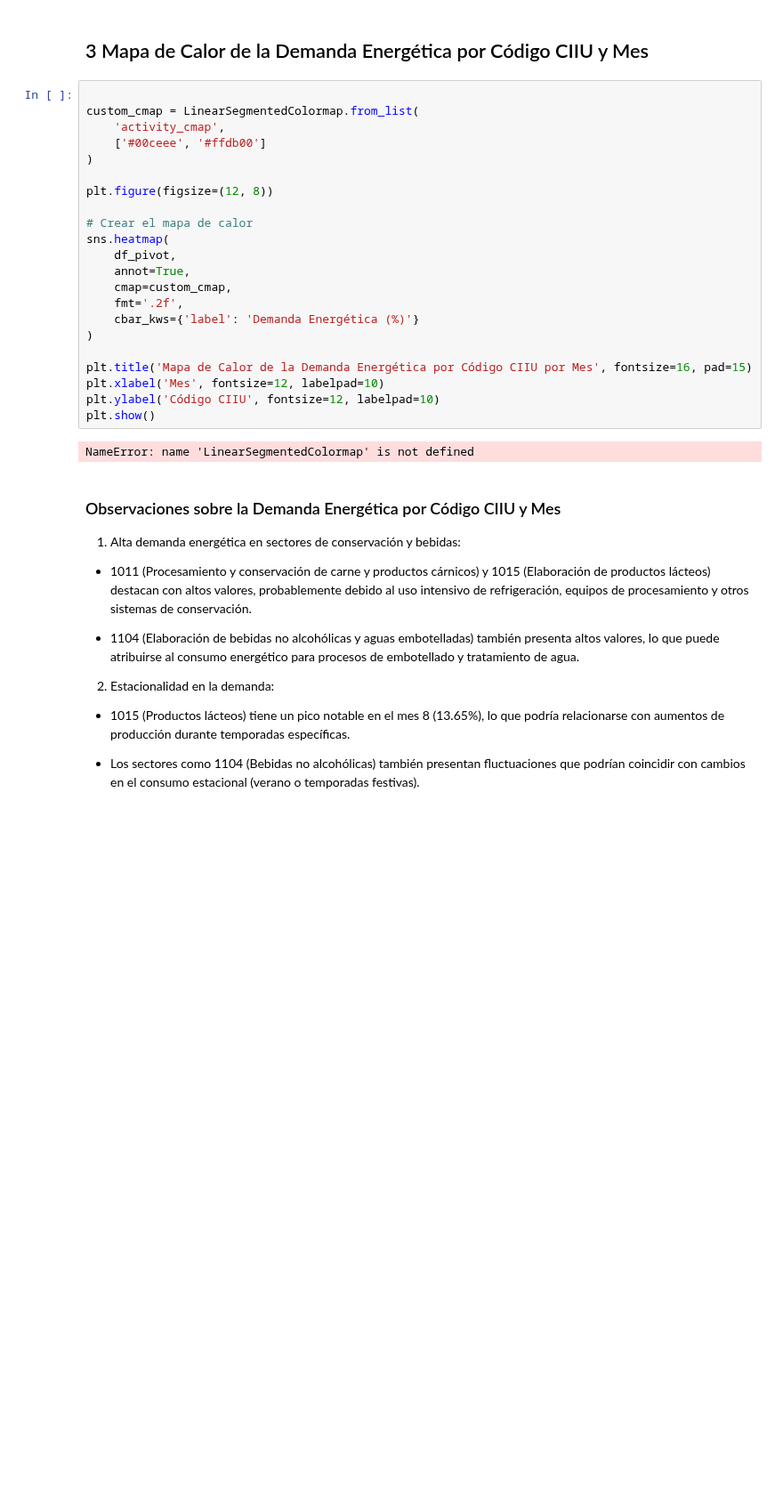
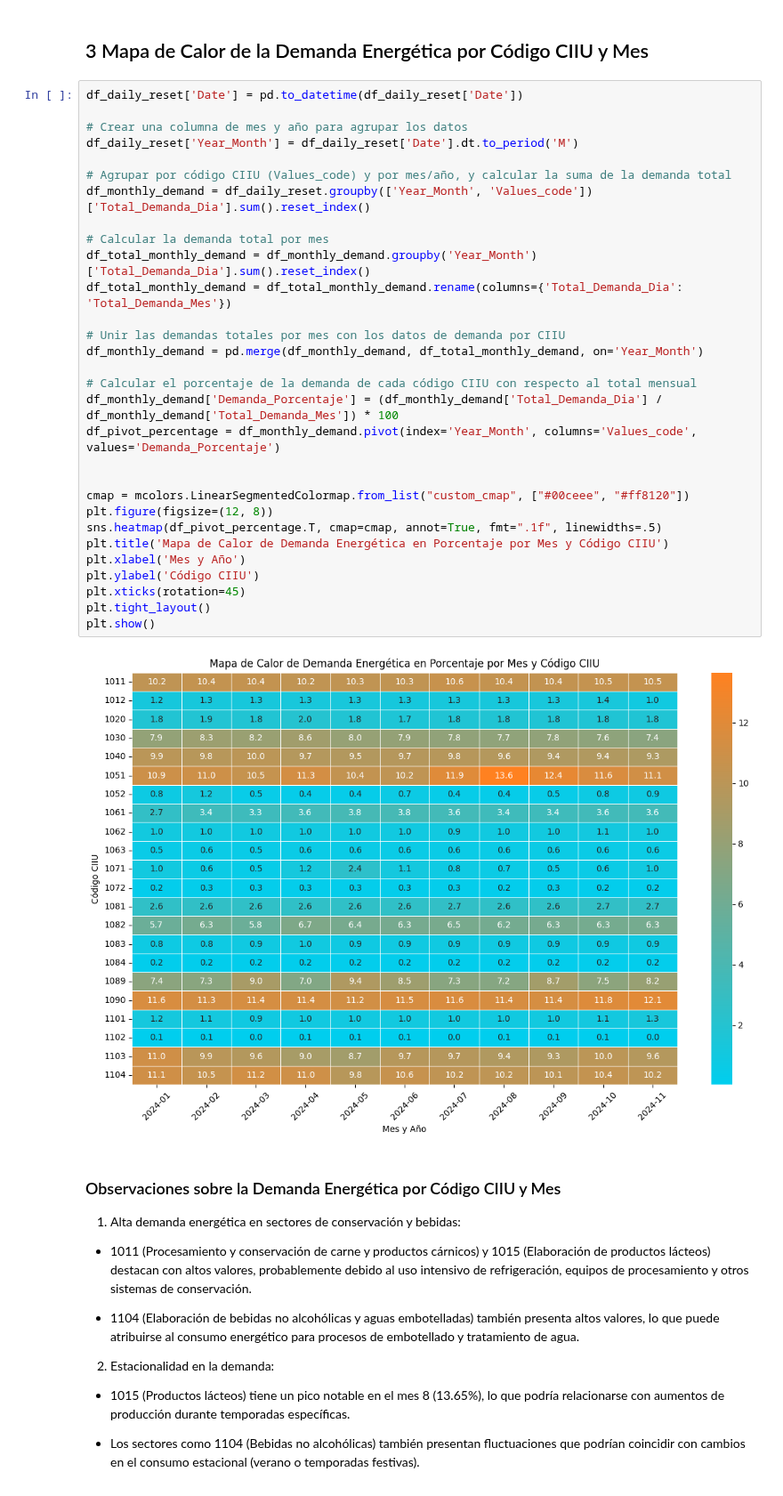
Before and after one commit to S00LEY/Talento-B_-Ing-Data, a Jupyter notebook: DemaComeNoReg_CIIU_Alimentos_2024.ipynb, the cells around one changed output. Shown at 89% size. Drawn from its saved outputs; the diff is of its cells as text; blank space fills up the shorter version.

```diff
--- a/DemaComeNoReg_CIIU_Alimentos_2024.ipynb
+++ b/DemaComeNoReg_CIIU_Alimentos_2024.ipynb
@@ -300,30 +301,38 @@ plt.show()
 La demanda energética se concentra principalmente en sectores específicos, sobre todo en la elaboración de alimentos para perros. Esto sugiere que cualquier estrategia de eficiencia energética debería centrarse prioritariamente en este sector para maximizar el impacto en la optimización del consumo total. Los sectores con baja demanda podrían abordar su consumo energético con medidas más específicas y menos urgentes, permitiendo un enfoque más equilibrado y eficiente en la gestión de la energía.
 # %% [markdown]
 ## 3 Mapa de Calor de la Demanda Energética por Código CIIU y Mes
-# %%
-
-custom_cmap = LinearSegmentedColormap.from_list(
-    'activity_cmap',
-    ['#00ceee', '#ffdb00']
-)
-
-plt.figure(figsize=(12, 8))
-
-# Crear el mapa de calor
-sns.heatmap(
-    df_pivot,
-    annot=True,
-    cmap=custom_cmap,
-    fmt='.2f',
-    cbar_kws={'label': 'Demanda Energética (%)'}
-)
-
-plt.title('Mapa de Calor de la Demanda Energética por Código CIIU por Mes', fontsize=16, pad=15)
-plt.xlabel('Mes', fontsize=12, labelpad=10)
-plt.ylabel('Código CIIU', fontsize=12, labelpad=10)
-plt.show()
-# %% [output]
-NameError: name 'LinearSegmentedColormap' is not defined
+# %%
+df_daily_reset['Date'] = pd.to_datetime(df_daily_reset['Date'])
+
+# Crear una columna de mes y año para agrupar los datos
+df_daily_reset['Year_Month'] = df_daily_reset['Date'].dt.to_period('M')
+
+# Agrupar por código CIIU (Values_code) y por mes/año, y calcular la suma de la demanda total
+df_monthly_demand = df_daily_reset.groupby(['Year_Month', 'Values_code'])['Total_Demanda_Dia'].sum().reset_index()
+
+# Calcular la demanda total por mes
+df_total_monthly_demand = df_monthly_demand.groupby('Year_Month')['Total_Demanda_Dia'].sum().reset_index()
+df_total_monthly_demand = df_total_monthly_demand.rename(columns={'Total_Demanda_Dia': 'Total_Demanda_Mes'})
+
+# Unir las demandas totales por mes con los datos de demanda por CIIU
+df_monthly_demand = pd.merge(df_monthly_demand, df_total_monthly_demand, on='Year_Month')
+
+# Calcular el porcentaje de la demanda de cada código CIIU con respecto al total mensual
+df_monthly_demand['Demanda_Porcentaje'] = (df_monthly_demand['Total_Demanda_Dia'] / df_monthly_demand['Total_Demanda_Mes']) * 100
+df_pivot_percentage = df_monthly_demand.pivot(index='Year_Month', columns='Values_code', values='Demanda_Porcentaje')
+
+
+cmap = mcolors.LinearSegmentedColormap.from_list("custom_cmap", ["#00ceee", "#ff8120"])
+plt.figure(figsize=(12, 8))
+sns.heatmap(df_pivot_percentage.T, cmap=cmap, annot=True, fmt=".1f", linewidths=.5)
+plt.title('Mapa de Calor de Demanda Energética en Porcentaje por Mes y Código CIIU')
+plt.xlabel('Mes y Año')
+plt.ylabel('Código CIIU')
+plt.xticks(rotation=45)
+plt.tight_layout()
+plt.show()
+# %% [output]
+[figure, added]
 # %% [markdown]
 ### Observaciones sobre la Demanda Energética por Código CIIU y Mes
 1. Alta demanda energética en sectores de conservación y bebidas:
```
Also changed, not shown: parts of 4 cells of this notebook, 1 other file.
